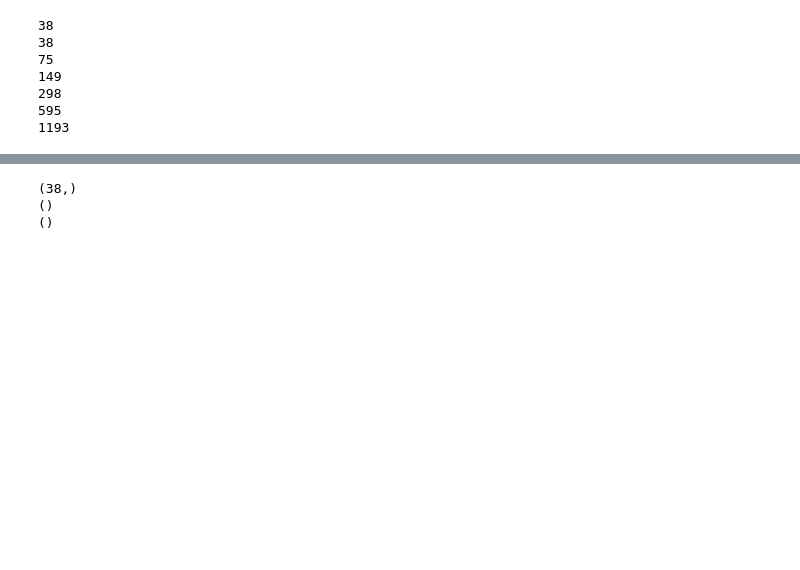
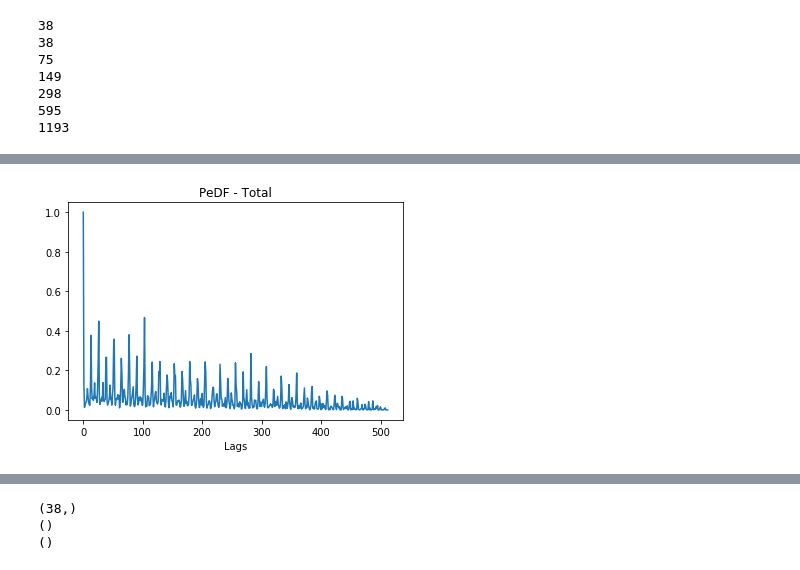
Before and after one commit to GPAD-UFBA/Python_MLP, a Jupyter notebook: Data Loading.ipynb, the cells around one changed output, grey strips where cells are left out. Cells and saved outputs as stored; diff of their text form; code cells hidden in the pictures; blank space fills up the shorter version.

```diff
--- a/Data Loading.ipynb
+++ b/Data Loading.ipynb
@@ -1,5 +1,9 @@
 # %%
 from gpad_data_generation import *
 import numpy as np
+import scipy.io as sio
+from Funcoes_de_EA import *
+
+mat_cont = sio.loadmat('AtributosPeDF.mat')
 
 odf, pedf, ppedf, coefs = music_processor('100605.mp3')
@@ -5,0 +27,4 @@ odf, pedf, ppedf, coefs = music_processor('100605.mp3')
+# %%
+atri = mat_cont['AtributosZapata']
+
+pedfs = mat_cont['PeDF']
@@ -36,0 +82,4 @@ from AE_functions import *
+# %%
+plot_PeDF(pedfs[0][0], 'partial')
+# %% [output]
+[figure, added]
```
Also changed, not shown: parts of 11 cells of this notebook, 1 other file.
